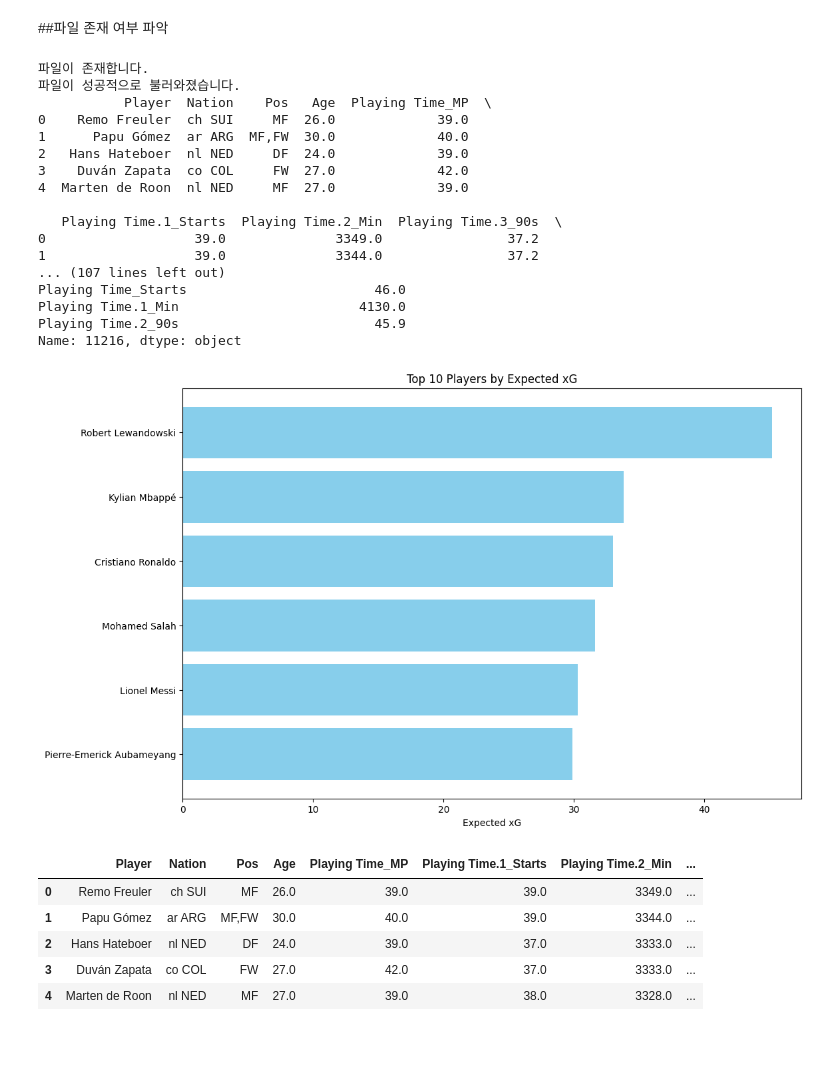
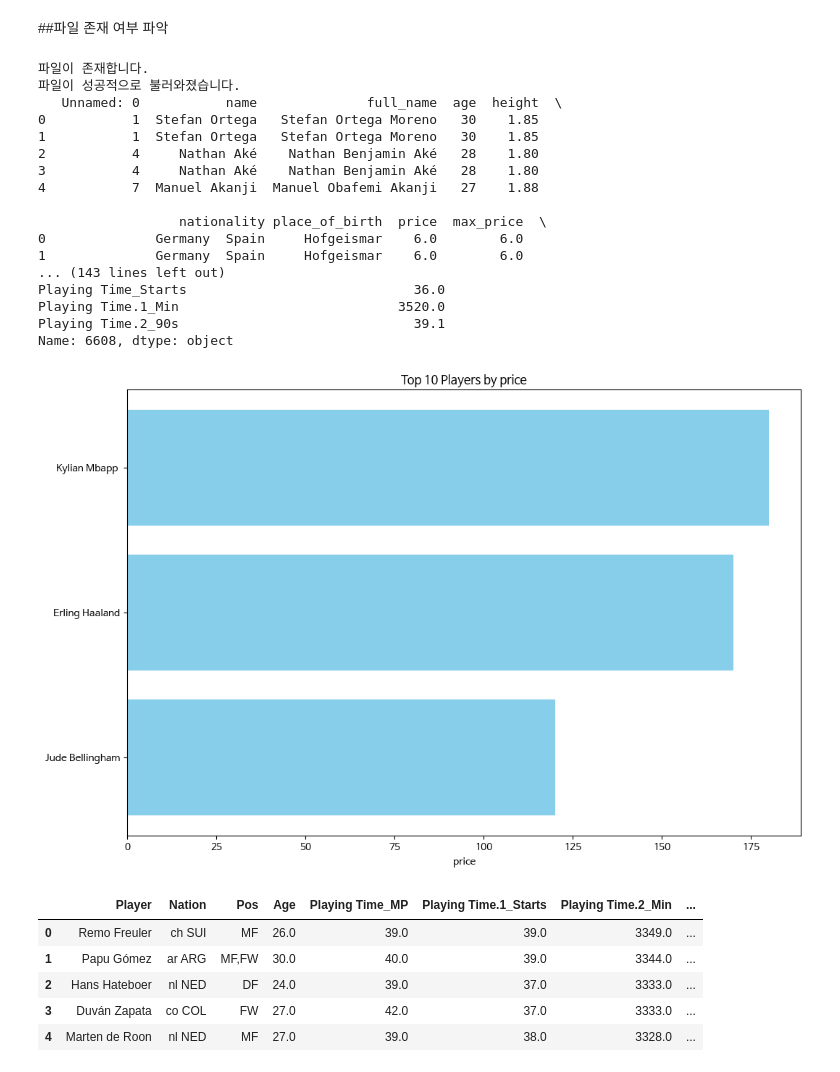
Before and after one commit to nyulnyul/FootballValues, a Jupyter notebook: footballvalue.ipynb, the cells around one changed output. Saved outputs shown, nothing was run; the diff lists cells and outputs as text; code cells hidden in the pictures; blank space fills up the shorter version.

```diff
--- a/footballvalue.ipynb
+++ b/footballvalue.ipynb
@@ -13,6 +35,15 @@ Requirement already satisfied: et-xmlfile in /usr/local/lib/python3.10/dist-pack
 Requirement already satisfied: six>=1.5 in /usr/local/lib/python3.10/dist-packages (from python-dateutil>=2.8.2->pandas) (1.16.0)
 # %% [markdown]
 #데이터 전처리 과정
+# %%
+import matplotlib.pyplot as plt
+import matplotlib as mpl
+
+# 폰트 설정
+mpl.rcParams['font.family'] = 'NanumBarunGothic'
+
+# 음수 부호 정상 출력을 위한 설정
+mpl.rcParams['axes.unicode_minus'] = False
 # %%
 import pandas as pd
 import os
@@ -23,7 +54,7 @@ from google.colab import drive
 drive.mount('/content/drive')
 
 # 파일 경로
-file_path = '/content/drive/MyDrive/football.xlsx'
+file_path = '/content/drive/MyDrive/football.csv'
 # %% [output]
 Drive already mounted at /content/drive; to attempt to forcibly remount, call drive.mount("/content/drive", force_remount=True).
 # %% [markdown]
@@ -33,55 +64,55 @@ if os.path.exists(file_path):
     print("파일이 존재합니다.")
     try:
         # Excel 파일 불러오기
-        df = pd.read_excel(file_path)
+        df = pd.read_csv(file_path)
         print("파일이 성공적으로 불러와졌습니다.")
 
         # 데이터의 첫 몇 줄을 확인하여 구조 파악
         print(df.head())
 
         # 결측값 처리
         print("결측값 처리 전 각 열의 결측값 수:")
         print(df.isnull().sum())
         df.fillna(0, inplace=True)
 
         # 가장 높은 시장 가치를 가진 선수 찾기
-        max_value_player = df.loc[df['Expected_xG'].idxmax()]  # Expected_xG 열을 사용하여 가장 높은 시장 가치를 가진 선수를 찾음
+        max_value_player = df.loc[df['price'].idxmax()]  # price 열을 사용하여 가장 높은 시장 가치를 가진 선수를 찾음
         print("가장 높은 시장 가치를 지닌 선수 정보:")
         print(max_value_player)
 
         # 시장 가치 상위 10명의 선수 시각화
-        top_10_players = df.nlargest(10, 'Expected_xG')  # Expected_xG 열을 사용하여 시장 가치 상위 10명의 선수를 찾음
+        top_10_players = df.nlargest(10, 'price')  # 시장 가치 상위 10명의 선수를 찾음
 
         plt.figure(figsize=(12, 8))
-        plt.barh(top_10_players['Player'], top_10_players['Expected_xG'], color='skyblue')  # Expected_xG 열을 사용하여 시장 가치를 시각화
-        plt.xlabel('Expected xG')
-        plt.title('Top 10 Players by Expected xG')
+        plt.barh(top_10_players['Player'], top_10_players['price'], color='skyblue')  #시장 가치를 시각화
+        plt.xlabel('price')
+        plt.title('Top 10 Players by price')
         plt.gca().invert_yaxis()
         plt.show()
 
     except Exception as e:
         print(f"파일을 불러오는 중 오류가 발생했습니다: {e}")
 else:
     print("파일이 존재하지 않습니다. 경로를 확인하세요.")
 # %% [output]
 파일이 존재합니다.
 파일이 성공적으로 불러와졌습니다.
-           Player  Nation    Pos   Age  Playing Time_MP  \
-0    Remo Freuler  ch SUI     MF  26.0             39.0
-1      Papu Gómez  ar ARG  MF,FW  30.0             40.0
-2   Hans Hateboer  nl NED     DF  24.0             39.0
-3    Duván Zapata  co COL     FW  27.0             42.0
-4  Marten de Roon  nl NED     MF  27.0             39.0
+   Unnamed: 0           name              full_name  age  height  \
+0           1  Stefan Ortega   Stefan Ortega Moreno   30    1.85
+1           1  Stefan Ortega   Stefan Ortega Moreno   30    1.85
+2           4     Nathan Aké    Nathan Benjamin Aké   28    1.80
+3           4     Nathan Aké    Nathan Benjamin Aké   28    1.80
+4           7  Manuel Akanji  Manuel Obafemi Akanji   27    1.88
 
-   Playing Time.1_Starts  Playing Time.2_Min  Playing Time.3_90s  \
-0                   39.0              3349.0                37.2
-1                   39.0              3344.0                37.2
-... (107 lines left out)
-Playing Time_Starts                        46.0
-Playing Time.1_Min                       4130.0
-Playing Time.2_90s                         45.9
-Name: 11216, dtype: object
+                  nationality place_of_birth  price  max_price  \
+0              Germany  Spain     Hofgeismar    6.0        6.0
+1              Germany  Spain     Hofgeismar    6.0        6.0
+... (143 lines left out)
+Playing Time_Starts                             36.0
+Playing Time.1_Min                            3520.0
+Playing Time.2_90s                              39.1
+Name: 6608, dtype: object
-[figure, old version]
+[figure, new version]
 # %%
 df.head()
 # %% [output]
```
Also changed, not shown: parts of 12 cells of this notebook.
